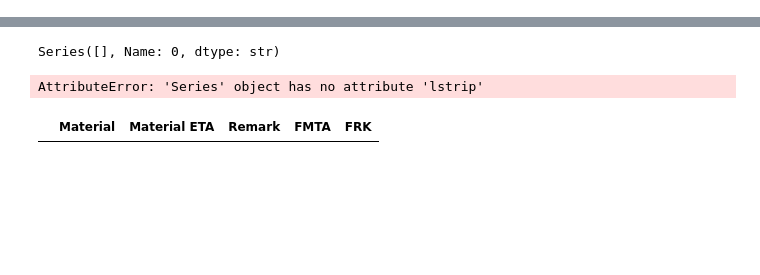
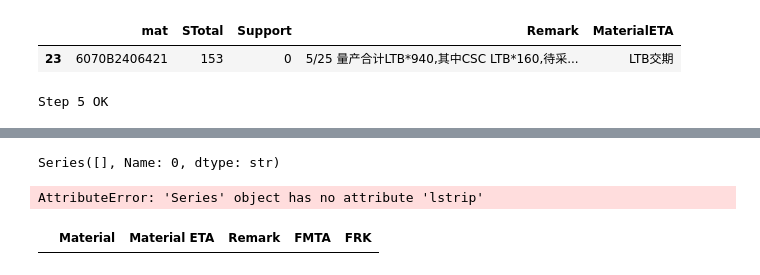
Before and after one commit to ivan011019712/OPOETA, a Jupyter notebook: OPO_ETA2.ipynb, the cells around one changed output, grey strips where cells are left out. Cells and saved outputs as stored; diff of their text form; code cells hidden in the pictures; blank space fills up the shorter version.

```diff
--- a/OPO_ETA2.ipynb
+++ b/OPO_ETA2.ipynb
@@ -586,0 +478,41 @@ Finish!!
+# %%
+arrDf[arrDf['mat']=='6070B2406421']
+# %% [output]
+|  | mat | STotal | Support | Remark | MaterialETA |
+| 23 | 6070B2406421 | 153 | 0 | 5/25 量产合计LTB*940,其中CSC LTB*160,待采... | LTB交期 |
+# %%
+#5###########整合Alternative##############################################################################
+
+ComDf=arrDf.copy()
+ComDf['SA']=ComDf['mat'].str[:12]
+# ComDf['Material']=''
+#ComDf
+
+temp_ComDf = pd.merge(ComDf,Altdf, left_on='SA', right_on='Alternative',how='left')
+temp_ComDf.dropna(subset=['Material'],inplace=True) ####沒抓到的delete
+#temp_ComDf
+##清 duplicate再update
+temp_ComDf2=temp_ComDf.drop_duplicates('SA',keep='first')
+
+ComDf['Material'] =ComDf['SA'].map(temp_ComDf2.set_index('SA')['Material'])
+#沒有Alternative的就用原本的
+ComDf.loc[ComDf['Material'].isnull(),'Material']=ComDf['SA']
+ComDf['adRK']=''
+ComDf['adRK']=ComDf['Remark'].astype(str)
+ComDf.loc[ComDf['Material'].str.contains('*',regex=False),'adRK']=ComDf['mat'].astype(str)+':'+ComDf['Remark'].astype(str)
+#ComDf['adRK']=ComDf['SA'].astype(str)+':'+ComDf['Remark'].astype(str)
+#print(ComDf['MaterialETA'])
+
+#ComDf #####要 drop 到空值，不然會fail.
+arrComDf=ComDf.groupby('Material',as_index=False).agg(STotal=('STotal','sum'),Support=('Support','sum'),MaterialETA=('MaterialETA',lambda x:','.join(x.dropna().astype(str).sort_values())),Remark=('adRK',lambda x: '~'.join(x.dropna().astype(str)))) ##MaterialETA照日期排序
+arrComDf[(arrComDf['MaterialETA'].str.contains('/',regex=False)==True)]
+arrComDf[(arrComDf['MaterialETA'].str.contains(',-',regex=False)==True)].replace(',-','')
+
+mk0 = arrComDf['MaterialETA'].str.contains(',-', regex=False, na=False)
+arrComDf.loc[mk0, 'MaterialETA'] = arrComDf.loc[mk0, 'MaterialETA'].str.replace(',-', '', regex=False).str.strip(',')
+mk1 = arrComDf['MaterialETA'].str.contains(',-', regex=False, na=False)
+arrComDf.loc[mk1, 'MaterialETA'] = arrComDf.loc[mk1, 'MaterialETA'].str.replace('-,', '', regex=False).str.strip(',')
+
+print('Step 5 OK')
+# %% [output]
+Step 5 OK
```
Also changed, not shown: parts of 6 cells of this notebook, 1 other file.
